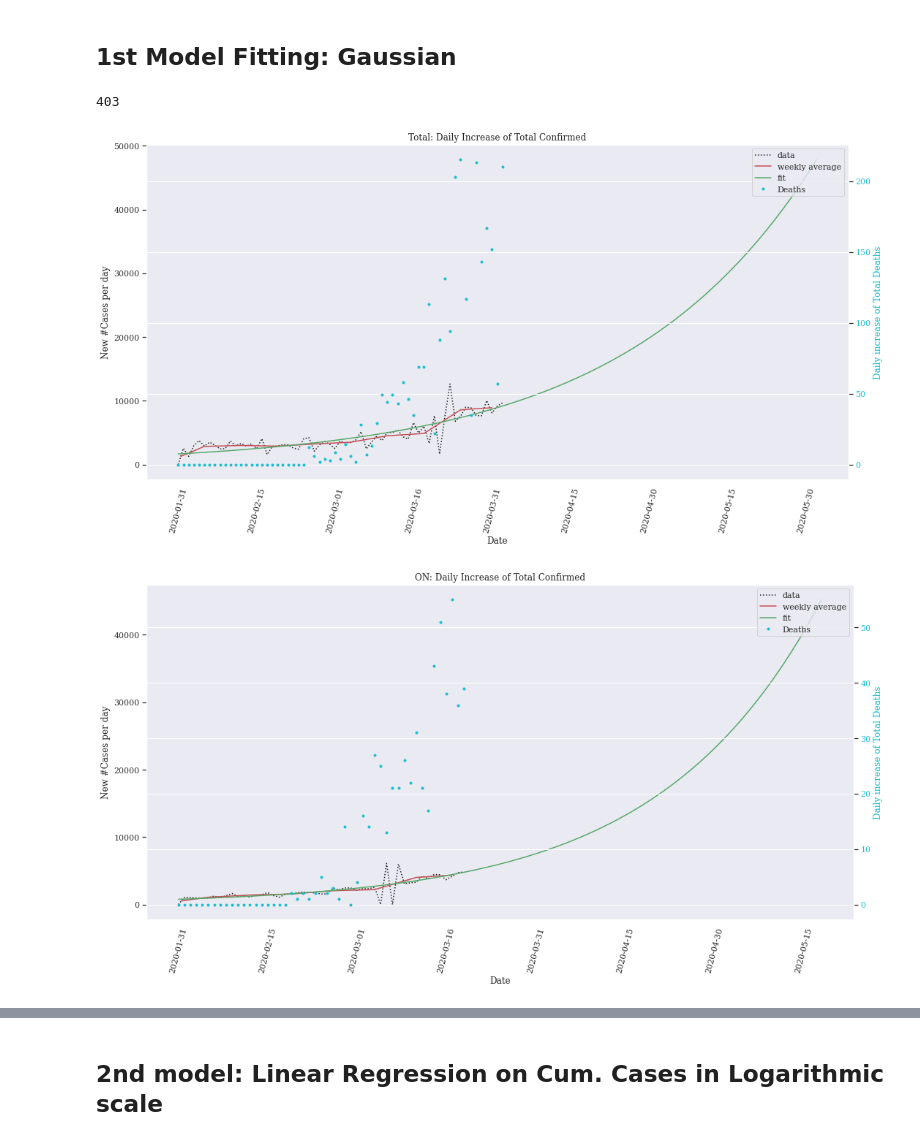
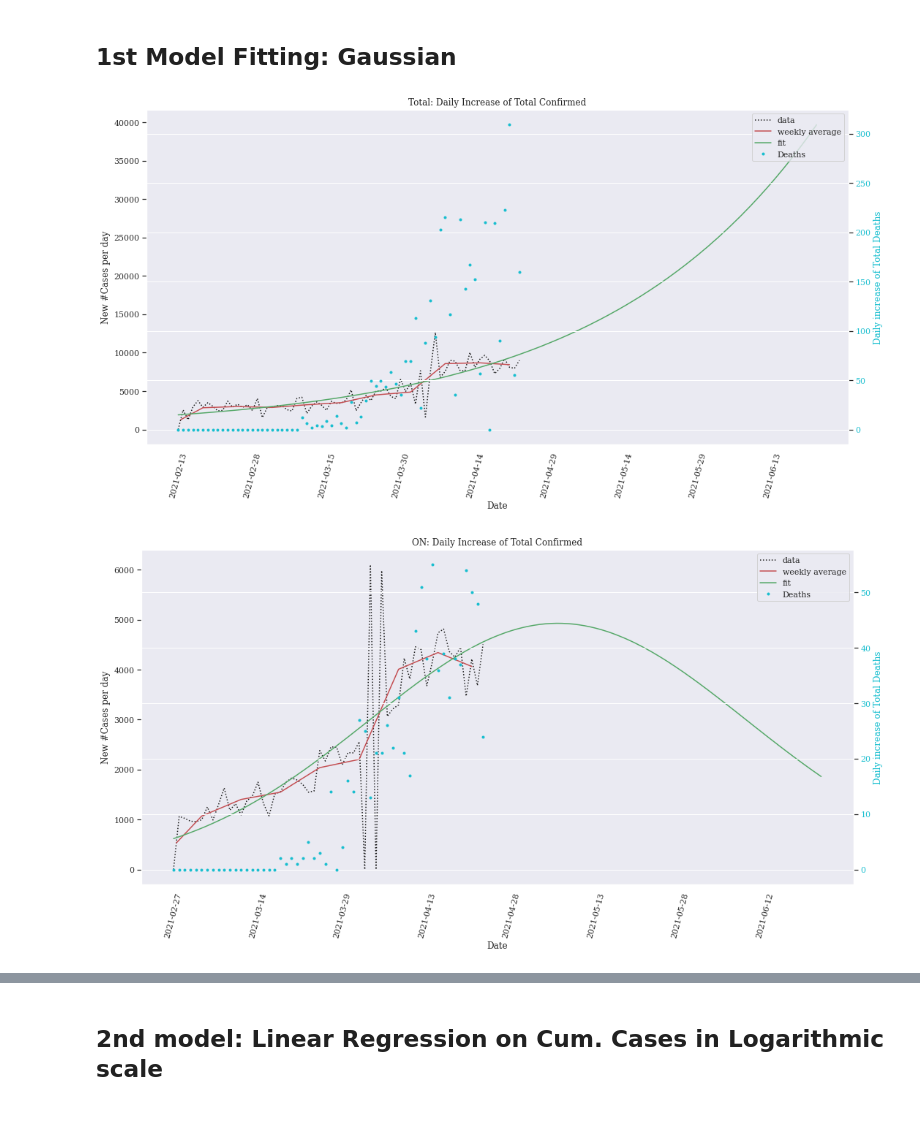
Before and after one commit to twiskle/covid19_data, a Jupyter notebook: covid19_model_canada.ipynb, the cells around one changed output, grey strips where cells are left out. Cells and saved outputs as stored; diff of their text form; code cells hidden in the pictures.

Commit message:
Update covid19_model_canada.ipynb
-Corrected weeklyAverage calculation
-Corrected the start point calculation in daily numbers

```diff
--- a/covid19_model_canada.ipynb
+++ b/covid19_model_canada.ipynb
@@ -320,8 +320,8 @@ def divison(r,d):
     return (r / d if d != 0 else r)
 # %%
 # computes the weekly average
-def getWeeklyAverage(xdata, x_data_in_day, y_data_change_per_day):
-    year_start = 2020
+def getWeeklyAverage(xdata, x_data_in_day, y_data_change_per_day, year_start):
+    #year_start = 2020
 
     df = pd.DataFrame(data = {'Date': xdata,
                               'Date_Num': x_data_in_day,
@@ -345,10 +345,6 @@ def getWeeklyAverage(xdata, x_data_in_day, y_data_change_per_day):
     weekly_avg = df.groupby('Week')[['Week_midpoint','Daily_Increase']].mean()
     #print(weekly_avg)
     return weekly_avg
-# %%
-print(len(cur_df.index))
-# %% [output]
-403
 # %%
 for cur_df in df:
     #define main axis parameter
@@ -360,7 +356,7 @@ for cur_df in df:
     xdata = cur_df.index
 
     # 2021-04-16 added #########################
-    # ignore the first 350 data points to look at the 3rd wave
+    # ignore the first 340 data points to look at the 3rd wave
     start_point = 340
     xdata = xdata[start_point:]
     ydata = ydata[start_point:]
@@ -370,6 +366,7 @@ for cur_df in df:
     ydata = ydata[~ydata.apply(np.isnan)]#ydata.replace(np.nan, '', regex=False)
 
     x_data_2 = [try_parsing_date(x) for x in xdata]
+    year_start = x_data_2[0].year
 
     # convert time to days since first record
     x_data_in_sec = [int(x.timestamp()) - int(x_data_2[0].timestamp()) for x in x_data_2]
@@ -382,7 +379,7 @@ for cur_df in df:
                                       zip(x_data_in_day_diff, y_data_change)])
 
     # compute the weekly average
-    weekly_avg = getWeeklyAverage(xdata, x_data_in_day, y_data_change_per_day)
+    weekly_avg = getWeeklyAverage(xdata, x_data_in_day, y_data_change_per_day, year_start)
 
     # ignore datapoints where count is zero
     #nonzero_indices = np.where(y_data_change_per_day != 0.0)[0]
@@ -393,7 +390,7 @@ for cur_df in df:
     # compute the curvefit
     n = len(x_data_in_day)
     mean = float(sum(y_data_change_per_day))/n
-    sigma = np.sqrt(sum((y_data_change_per_day-mean)**2))/np.sqrt(n)
+    sigma = np.sqrt(sum((y_data_change_per_day-mean)**2))/np.sqrt(n-1)
     init_vals = [10000, mean, sigma]
 
     # fit your data and getting fit parameters
@@ -405,7 +402,7 @@ for cur_df in df:
     x_end = math.ceil(x_data_in_day[len(x_data_in_day)-1])
     x_extend = np.array(range(x_end, x_end+61))
 
-    xdisplay = [ (try_parsing_date(cur_df.index[0]) +
+    xdisplay = [ (try_parsing_date(cur_df.index[start_point]) +
                   timedelta(days=t)).strftime("%Y-%m-%d") for t in range(0,max(x_extend))]
 
     fig, ax = plt.subplots(figsize=(15,8))
@@ -426,7 +423,7 @@ for cur_df in df:
              func_normal(np.concatenate((x_data_in_day, x_extend)), *popt),
              'g-', label='fit')
 
-    plt.xticks(np.arange(0, max(x_data_in_day) + max(x_extend), step = 15),
+    plt.xticks(np.arange(x_data_in_day[0], max(x_data_in_day) + max(x_extend), step = 15),
            labels = xdisplay[::15], rotation=75)
 
     ##secondary axis
@@ -437,32 +434,32 @@ for cur_df in df:
                                       zip(x_data_in_day_diff, ydata_2ndry_change)])
     #popt2, pcov2 = curve_fit(func_normal, x_data_in_day, ydata_2ndry,
     #                       p0=init_vals, maxfev = 100000)
 
     ax2 = ax.twinx()  # instantiate a second axes that shares the same x-axis
     color = 'tab:cyan'
     ax2.set_ylabel('Daily increase of ' + second_param, color=color)
     lns4 = ax2.plot(x_data_in_day, ydata_2ndry_change_per_day, 'c.',
                     color=color, label= 'Deaths')
     #ax2.plot(np.concatenate((x_data_in_day, x_extend)),
     #         func_normal(np.concatenate((x_data_in_day, x_extend)), *popt2),
     #         'm-', label='fit')
     ax2.tick_params(axis='y', labelcolor=color)
 
     # Legend
     lines, labels = ax.get_legend_handles_labels()
     lines2, labels2 = ax2.get_legend_handles_labels()
     ax2.legend(lines + lines2, labels + labels2, loc=0)
 
     ax.grid()
     ax.set_xlabel('Date')
     ax.set_ylabel('New #Cases per day')
     ax.set_title(cur_df['Province'][0] + ': Daily Increase of ' + cur_df.columns[data_examined])
     plt.show()
 
     from sklearn.metrics import mean_squared_error
     # Calculation of Mean Squared Error (MSE)
     y_pred = np.array(func_normal(x_data_in_day, *popt))
     #print("MSE: {}".format(mean_squared_error(y_data_change_per_day, y_pred)))
 # %% [output]
-[figure, old version]
+[figure, new version]
-[figure, old version]
+[figure, new version]
```
Also changed, not shown: parts of 6 cells of this notebook.
